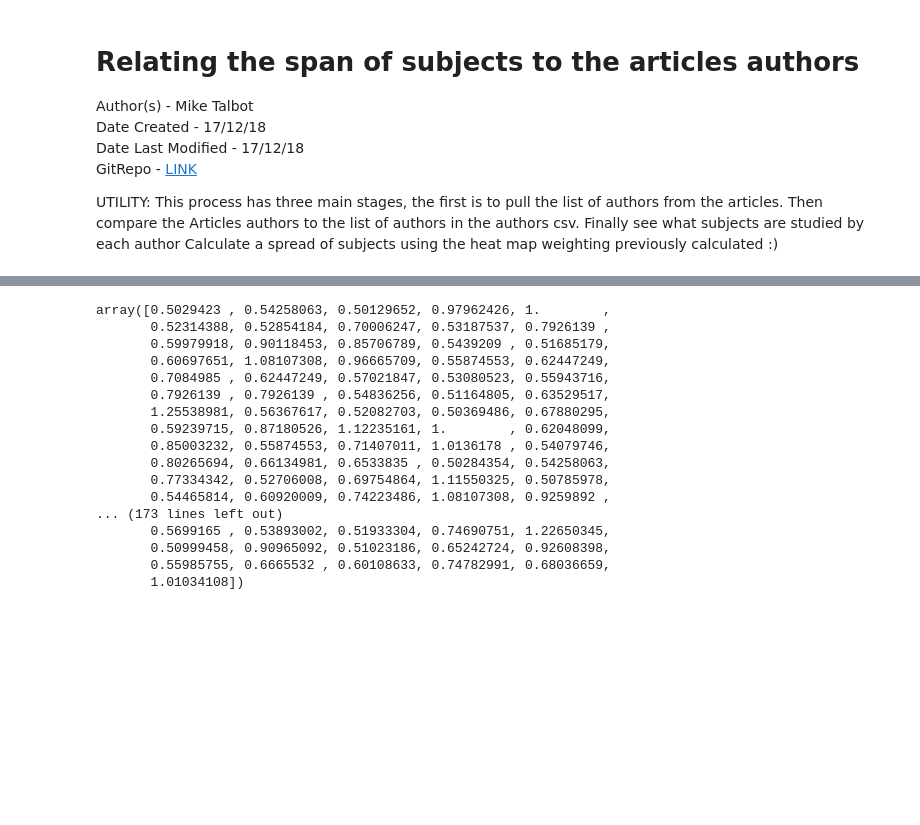
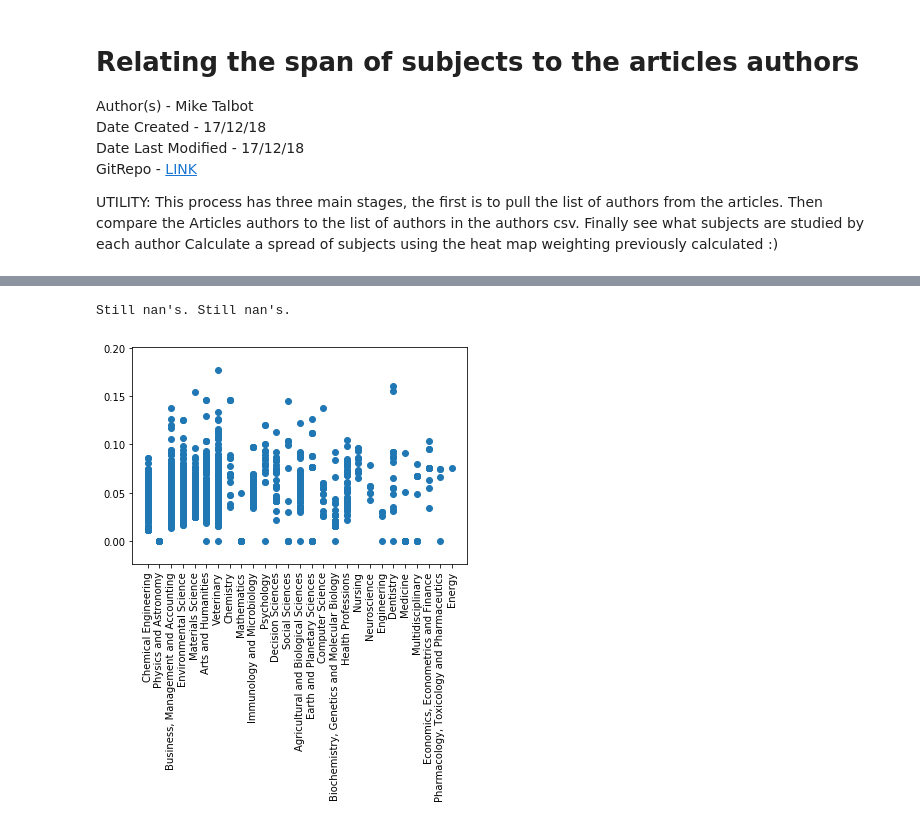
Before and after one commit to miketalbotbox/MDM_Interdisciplinarity, a Jupyter notebook: Find Authors from Articles.ipynb, the cells around one changed output, grey strips where cells are left out. Drawn from its saved outputs; the diff is of its cells as text; code cells hidden in the pictures; blank space fills up the shorter version.

```diff
--- a/Find Authors from Articles.ipynb
+++ b/Find Authors from Articles.ipynb
@@ -189,21 +205,0 @@ plt.show()
-# %%
-Values = np.array(Strength)
-Values[Values>0.5]
-# %% [output]
-array([0.5029423 , 0.54258063, 0.50129652, 0.97962426, 1.        ,
-       0.52314388, 0.52854184, 0.70006247, 0.53187537, 0.7926139 ,
-       0.59979918, 0.90118453, 0.85706789, 0.5439209 , 0.51685179,
-       0.60697651, 1.08107308, 0.96665709, 0.55874553, 0.62447249,
-       0.7084985 , 0.62447249, 0.57021847, 0.53080523, 0.55943716,
-       0.7926139 , 0.7926139 , 0.54836256, 0.51164805, 0.63529517,
-       1.25538981, 0.56367617, 0.52082703, 0.50369486, 0.67880295,
-       0.59239715, 0.87180526, 1.12235161, 1.        , 0.62048099,
-       0.85003232, 0.55874553, 0.71407011, 1.0136178 , 0.54079746,
-       0.80265694, 0.66134981, 0.6533835 , 0.50284354, 0.54258063,
-       0.77334342, 0.52706008, 0.69754864, 1.11550325, 0.50785978,
-       0.54465814, 0.60920009, 0.74223486, 1.08107308, 0.9259892 ,
-... (173 lines left out)
-       0.5699165 , 0.53893002, 0.51933304, 0.74690751, 1.22650345,
-       0.50999458, 0.90965092, 0.51023186, 0.65242724, 0.92608398,
-       0.55985755, 0.6665532 , 0.60108633, 0.74782991, 0.68036659,
-       1.01034108])
@@ -209,0 +221,35 @@ array([0.5029423 , 0.54258063, 0.50129652, 0.97962426, 1.        ,
+# %%
+"""
+Calculating the varience of the data
+"""
+Difference_List_Total = []
+Variation = []
+for article in Known_Subjects_Article_Final:
+    Topic = Top_Subject_Index[Known_Subjects_Article_Final.index(article)]
+    Difference_List = []
+    for subject in article:
+        try:
+            Comp = Total_Subjects.index(subject)
+            Difference_List.append(Sub_Vs_Sub[Topic,Comp])
+        except:
+            print("Still nan's.", end=' ')
+    if Difference_List != []:
+        Var = np.var(Difference_List)
+    else:
+        Var = 0 # avoids getting NaN from having an empty set
+    Difference_List_Total.append(Difference_List)
+    Variation.append(Var)
+
+#print(Variation)
+# %% [output]
+Still nan's. Still nan's.
+# %%
+"""
+Plotting the variance to see if there is a pattern, no there isnt
+"""
+plt.scatter(Top_Subject,Variation)
+locs, labels = plt.xticks()
+plt.xticks(rotation=90)
+plt.show()
+# %% [output]
+[figure, added]
```
Also changed, not shown: parts of 5 cells of this notebook.
